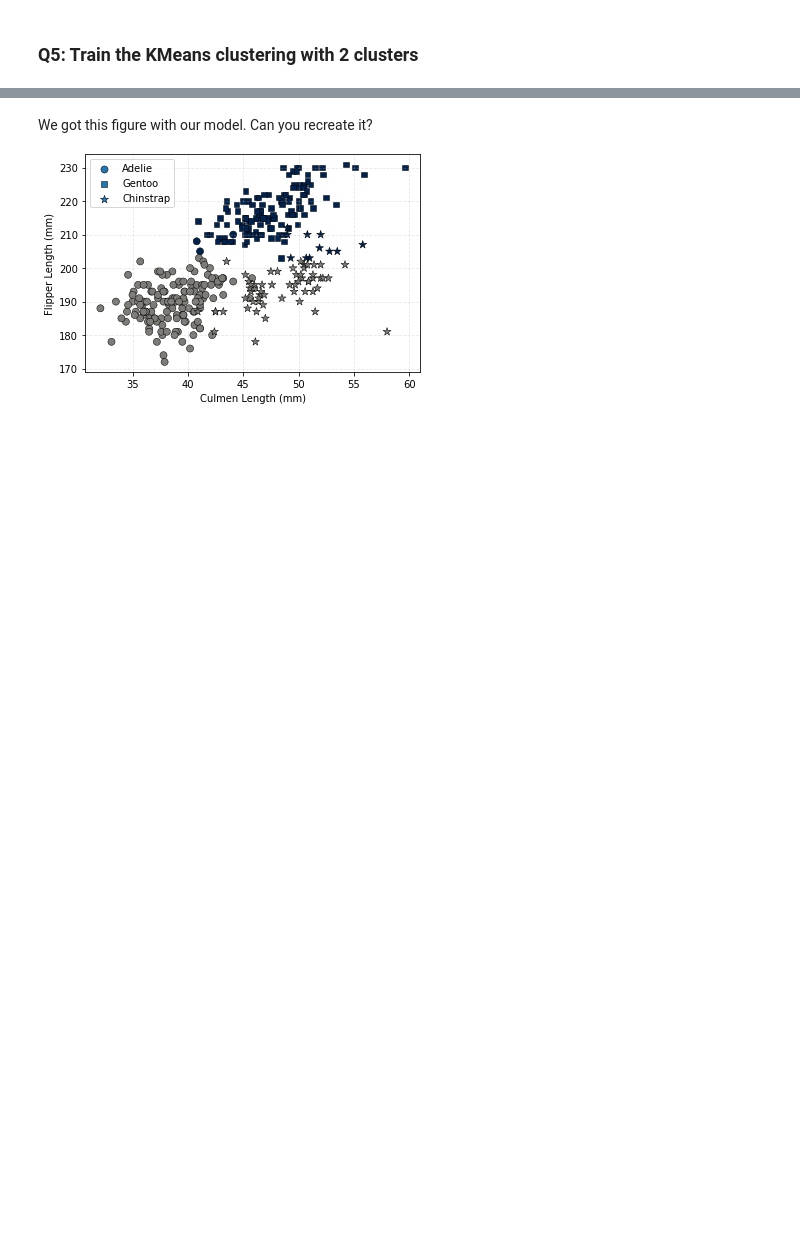
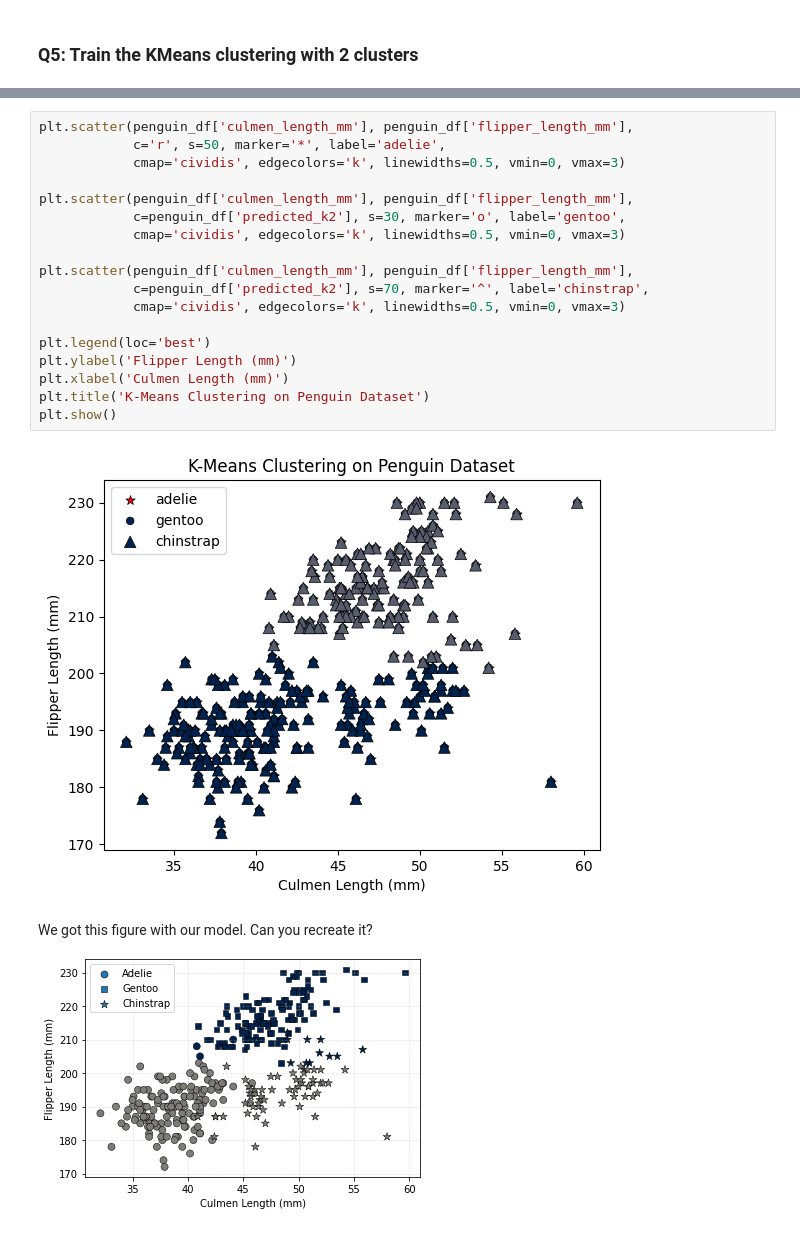
Before and after one commit to quentin02noel/2025_Intro_Python, a Jupyter notebook: notebook/W4_S1.ipynb, the cells around one changed output, grey strips where cells are left out. Drawn from its saved outputs; the diff is of its cells as text; blank space fills up the shorter version.

```diff
--- a/notebook/W4_S1.ipynb
+++ b/notebook/W4_S1.ipynb
@@ -203,3 +277,23 @@ plt.show()
+# %%
+plt.scatter(penguin_df['culmen_length_mm'], penguin_df['flipper_length_mm'],
+            c='r', s=50, marker='*', label='adelie',
+            cmap='cividis', edgecolors='k', linewidths=0.5, vmin=0, vmax=3)
+
+plt.scatter(penguin_df['culmen_length_mm'], penguin_df['flipper_length_mm'],
+            c=penguin_df['predicted_k2'], s=30, marker='o', label='gentoo',
+            cmap='cividis', edgecolors='k', linewidths=0.5, vmin=0, vmax=3)
+
+plt.scatter(penguin_df['culmen_length_mm'], penguin_df['flipper_length_mm'],
+            c=penguin_df['predicted_k2'], s=70, marker='^', label='chinstrap',
+            cmap='cividis', edgecolors='k', linewidths=0.5, vmin=0, vmax=3)
+
+plt.legend(loc='best')
+plt.ylabel('Flipper Length (mm)')
+plt.xlabel('Culmen Length (mm)')
+plt.title('K-Means Clustering on Penguin Dataset')
+plt.show()
+# %% [output]
+[figure, added]
 # %% [markdown]
 We got this figure with our model. Can you recreate it?
 
```
Also changed, not shown: parts of 21 cells of this notebook.
